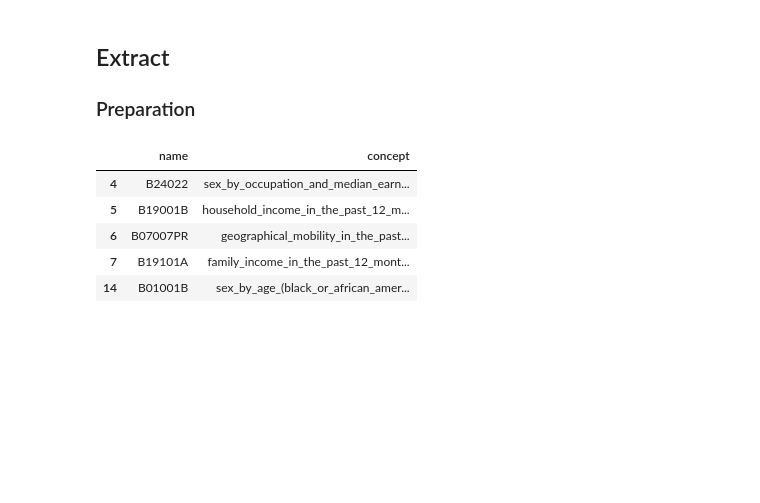
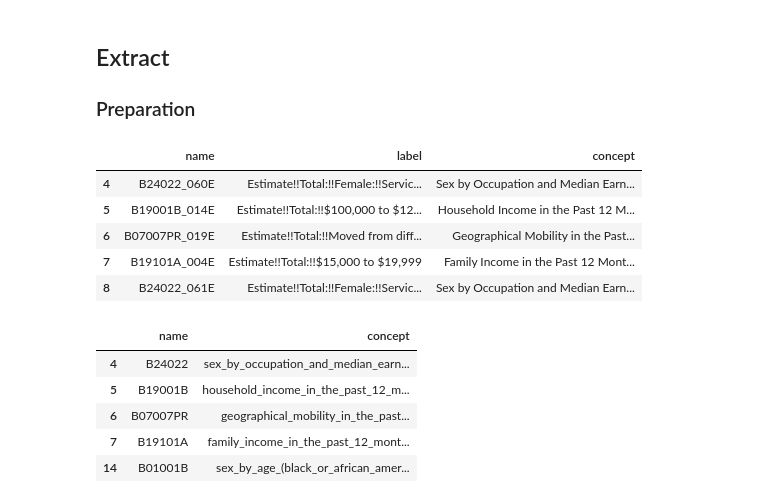
Before and after one commit to hector-torres/DemographicResearch, a Jupyter notebook: ETL_notebooks/census_bureau__acs__ETL.ipynb, the cells around one changed output. Cells and saved outputs as stored; diff of their text form; code cells hidden in the pictures; blank space fills up the shorter version.

```diff
--- a/ETL_notebooks/census_bureau__acs__ETL.ipynb
+++ b/ETL_notebooks/census_bureau__acs__ETL.ipynb
@@ -154,6 +154,15 @@ for survey in surveys:
         crosswalk_df.drop(idx, inplace=True)
 
     acs_data_dict[f'{survey}_crosswalk_df'] = crosswalk_df
+# %%
+acs_data_dict['acs5_crosswalk_df'].head()
+# %% [output]
+|  | name | label | concept |
+| 4 | B24022_060E | Estimate!!Total:!!Female:!!Servic... | Sex by Occupation and Median Earn... |
+| 5 | B19001B_014E | Estimate!!Total:!!$100,000 to $12... | Household Income in the Past 12 M... |
+| 6 | B07007PR_019E | Estimate!!Total:!!Moved from diff... | Geographical Mobility in the Past... |
+| 7 | B19101A_004E | Estimate!!Total:!!$15,000 to $19,999 | Family Income in the Past 12 Mont... |
+| 8 | B24022_061E | Estimate!!Total:!!Female:!!Servic... | Sex by Occupation and Median Earn... |
 # %%
 # transforms crosswalk_df by truncating `name` column to its table 'group' name (and deleting anything that's not a table name) and normalizing text in `concept` field to lowercase/no spaces format
 for survey in surveys:
```
Also changed, not shown: parts of 11 cells of this notebook.
